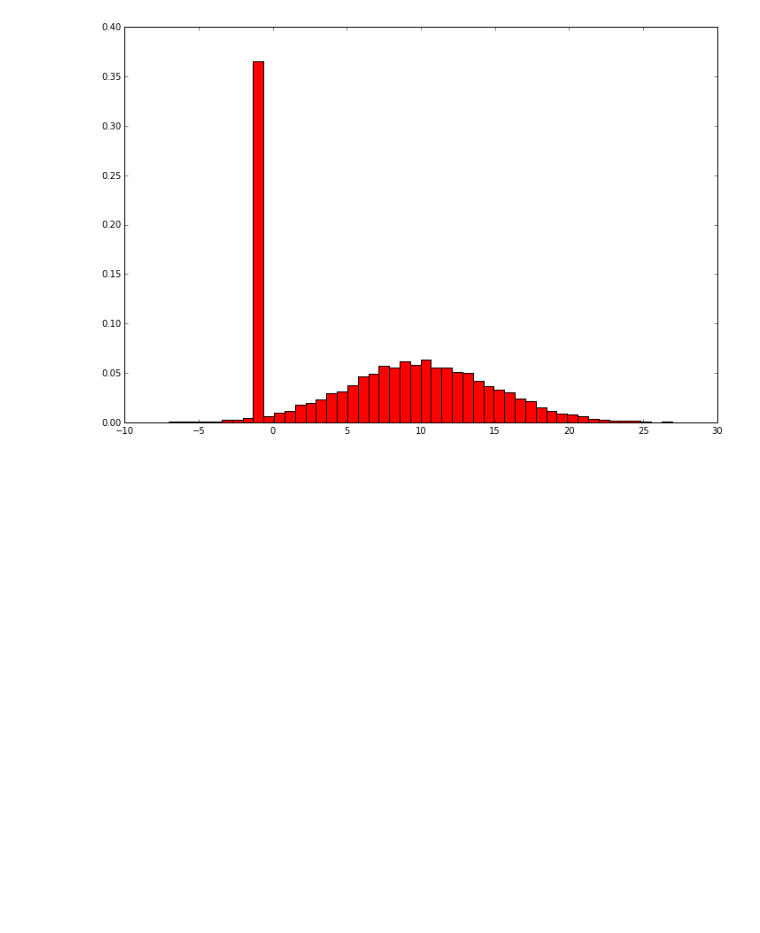
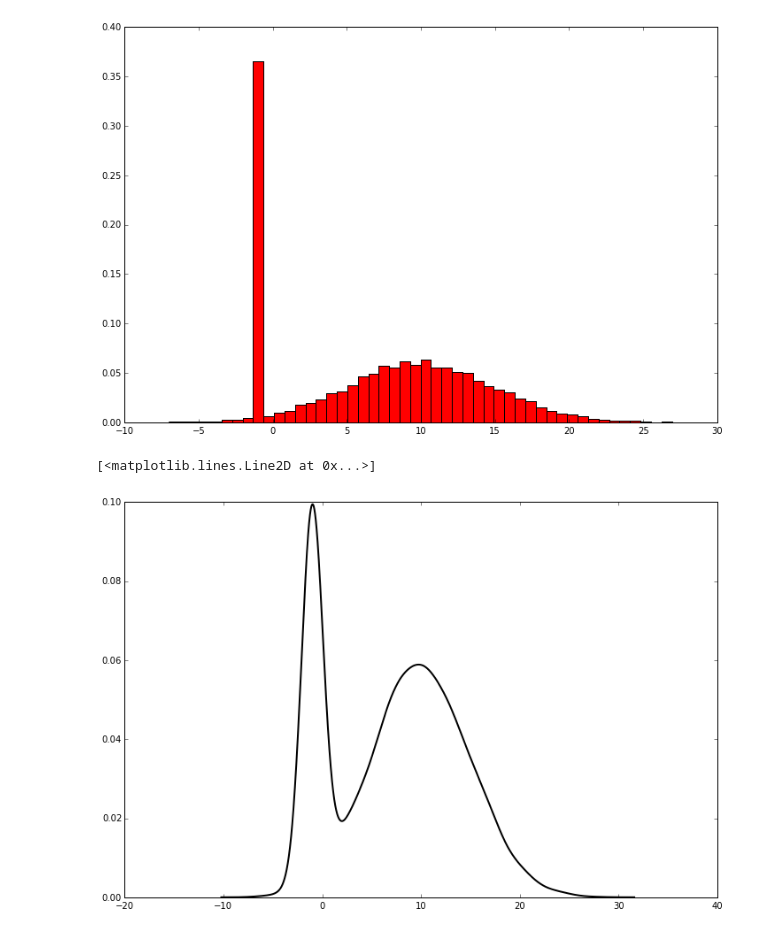
Before and after one commit to TeamUno/project, a Jupyter notebook: initial-exploration/stats.ipynb, the cells around one changed output. Cells and saved outputs as stored; diff of their text form; code cells hidden in the pictures; blank space fills up the shorter version.

Commit message:
Kernel Density Estimation

```diff
--- a/initial-exploration/stats.ipynb
+++ b/initial-exploration/stats.ipynb
@@ -381,3 +381,13 @@ ax.hist(obs_dist1, bins=50, normed=True, color='red')
          26.94052945,  27.6472212 ,  28.35391295]),
  <a list of 50 Patch objects>)
 [figure]
+# %%
+kde = sm.nonparametric.KDEUnivariate(obs_dist1)
+kde.fit()
+# %%
+fig = plt.figure(figsize=(12,8))
+ax = fig.add_subplot(111)
+ax.plot(kde.support, kde.density, lw=2, color='black')
+# %% [output]
+[<matplotlib.lines.Line2D at 0x...>]
+[figure, added]
```
